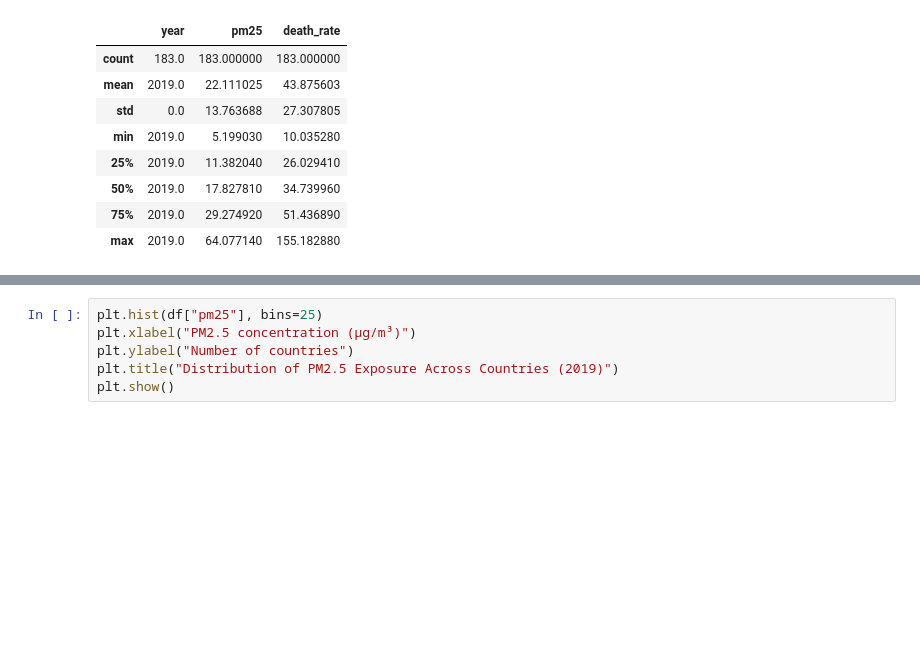
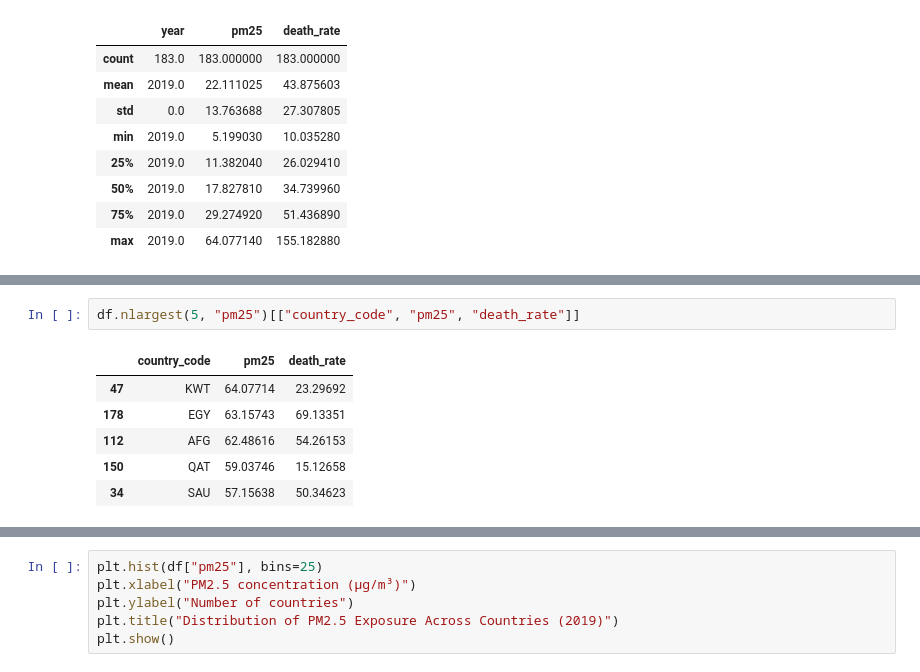
Before and after one commit to xahid007/Air-Pollution, a Jupyter notebook: Notebooks/02_EDA.ipynb, the cells around one changed output, grey strips where cells are left out. Cells and saved outputs as stored; diff of their text form; blank space fills up the shorter version.

```diff
--- a/Notebooks/02_EDA.ipynb
+++ b/Notebooks/02_EDA.ipynb
@@ -47,0 +60,9 @@ df.describe()
+# %%
+df.nlargest(5, "pm25")[["country_code", "pm25", "death_rate"]]
+# %% [output]
+|  | country_code | pm25 | death_rate |
+| 47 | KWT | 64.07714 | 23.29692 |
+| 178 | EGY | 63.15743 | 69.13351 |
+| 112 | AFG | 62.48616 | 54.26153 |
+| 150 | QAT | 59.03746 | 15.12658 |
+| 34 | SAU | 57.15638 | 50.34623 |
```
Also changed, not shown: parts of 10 cells of this notebook.
